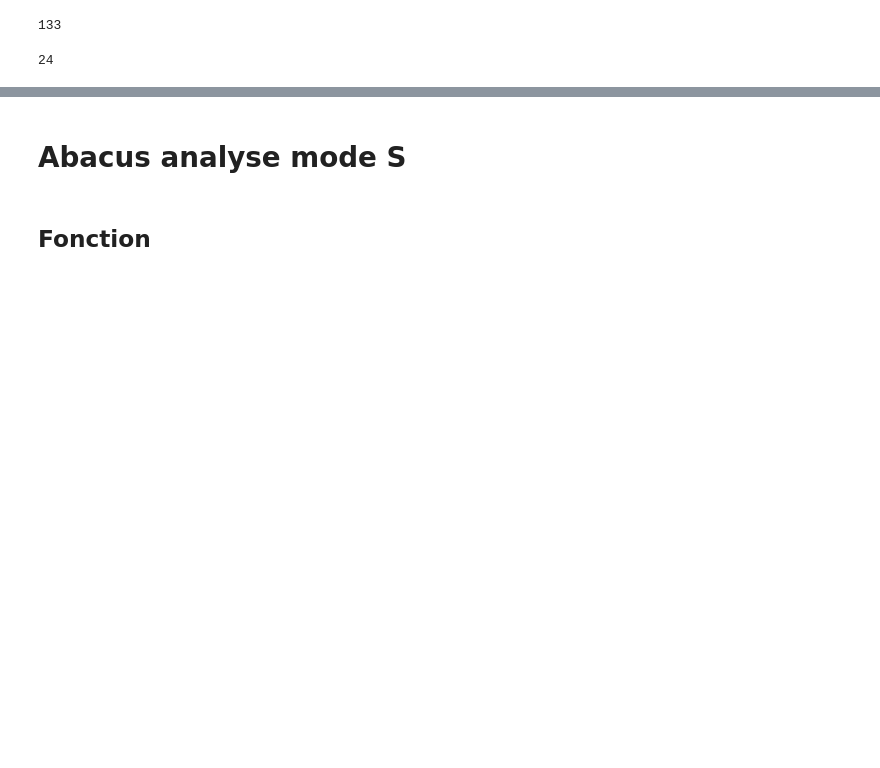
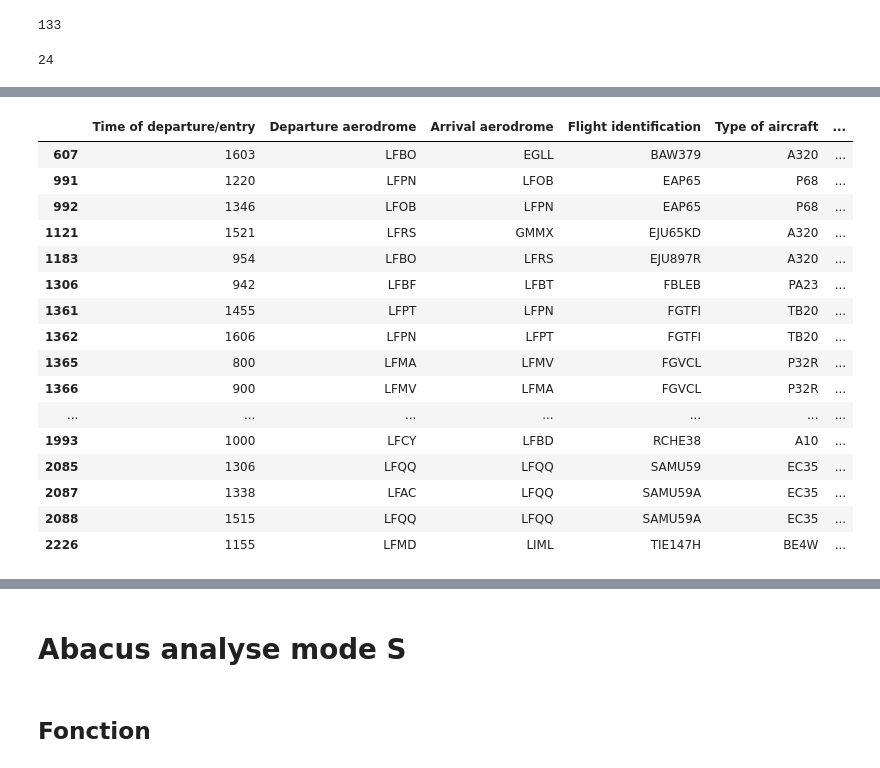
Before and after one commit to ittaldias/redevance, a Jupyter notebook: notebook/enrichissement_FR.ipynb, the cells around one changed output, grey strips where cells are left out. Saved outputs shown, nothing was run; the diff lists cells and outputs as text; code cells hidden in the pictures; blank space fills up the shorter version.

```diff
--- a/notebook/enrichissement_FR.ipynb
+++ b/notebook/enrichissement_FR.ipynb
@@ -1175,7 +1170,8 @@ data = jour_cible.copy()
 # %%
 jour_cible = data.copy()
 # %%
-nom_fichier_survol = f'data_survols_{datetime.strptime(dateAnalyse, "%d-%m-%Y").strftime("%Y%m%d")}.csv'
+nom_fichier_survol = f'../data/fusion_radar/data_survols_{datetime.strptime(dateAnalyse, "%d-%m-%Y").strftime("%Y%m%d")}.csv'
+print(nom_fichier_survol)
 data_survols = pd.read_csv(nom_fichier_survol, sep=',')
 def conversion_dec_hexa(number):
     if number != number:  # Vérification pour NaN
@@ -1259,0 +1270,10 @@ jour_123 = pd.read_csv("jour_cible_FR.csv")
+# %%
+# Supprimer les espaces en début et en fin de chaîne
+jour_cible['Type of aircraft'] = jour_cible['Type of aircraft'].str.strip()
+jour_cible['Type_Avion_Survol'] = jour_cible['Type_Avion_Survol'].str.strip()
+
+# Filtrer les lignes où les valeurs des colonnes sont différentes
+diff_rows = jour_cible[jour_cible['Type of aircraft'] != jour_cible['Type_Avion_Survol']]
+
+# Afficher les lignes filtrées
+print(diff_rows.iloc[0])
@@ -1259,0 +1336,9 @@ jour_123 = pd.read_csv("jour_cible_FR.csv")
+# %%
+# Forcer la conversion des valeurs 'NaN' en np.nan
+diff_rows['Type_Avion_Survol'] = diff_rows['Type_Avion_Survol'].apply(lambda x: np.nan if pd.isna(x) or x == 'nan' else x)
+
+# Compter le nombre de valeurs NaN dans la colonne 'Type_Avion_Survol'
+nan_count = diff_rows['Type_Avion_Survol'].isnull().sum()
+
+# Afficher le résultat
+print(f"Nombre de valeurs NaN dans la colonne 'Type_Avion_Survol' : {nan_count}")
@@ -1259,0 +1352,28 @@ jour_123 = pd.read_csv("jour_cible_FR.csv")
+# %%
+# Supprimer les lignes où les valeurs de la colonne 'Type_Avion_Survol' sont NaN
+diff_rows = diff_rows.dropna(subset=['Type_Avion_Survol'])
+# %%
+# Conserver uniquement les colonnes spécifiées dans diff_rows
+colonnes_a_conserver = ['Time of departure/entry', 'Departure aerodrome', 'Arrival aerodrome', 'Flight identification', 'Type of aircraft', 'Aircraft Registration', '24-bit Aircraft Address', 'modes_fr', 'Type_Avion_Survol']
+diff_rows = diff_rows[colonnes_a_conserver]
+
+# Afficher le DataFrame mis à jour
+diff_rows.head(40)
+# %% [output]
+|  | Time of departure/entry | Departure aerodrome | Arrival aerodrome | Flight identification | Type of aircraft | ... |
+| 607 | 1603 | LFBO | EGLL | BAW379 | A320 | ... |
+| 991 | 1220 | LFPN | LFOB | EAP65 | P68 | ... |
+| 992 | 1346 | LFOB | LFPN | EAP65 | P68 | ... |
+| 1121 | 1521 | LFRS | GMMX | EJU65KD | A320 | ... |
+| 1183 | 954 | LFBO | LFRS | EJU897R | A320 | ... |
+| 1306 | 942 | LFBF | LFBT | FBLEB | PA23 | ... |
+| 1361 | 1455 | LFPT | LFPN | FGTFI | TB20 | ... |
+| 1362 | 1606 | LFPN | LFPT | FGTFI | TB20 | ... |
+| 1365 | 800 | LFMA | LFMV | FGVCL | P32R | ... |
+| 1366 | 900 | LFMV | LFMA | FGVCL | P32R | ... |
+| ... | ... | ... | ... | ... | ... | ... |
+| 1993 | 1000 | LFCY | LFBD | RCHE38 | A10 | ... |
+| 2085 | 1306 | LFQQ | LFQQ | SAMU59 | EC35 | ... |
+| 2087 | 1338 | LFAC | LFQQ | SAMU59A | EC35 | ... |
+| 2088 | 1515 | LFQQ | LFQQ | SAMU59A | EC35 | ... |
+| 2226 | 1155 | LFMD | LIML | TIE147H | BE4W | ... |
```
Also changed, not shown: parts of 19 cells of this notebook, 1 other file.
